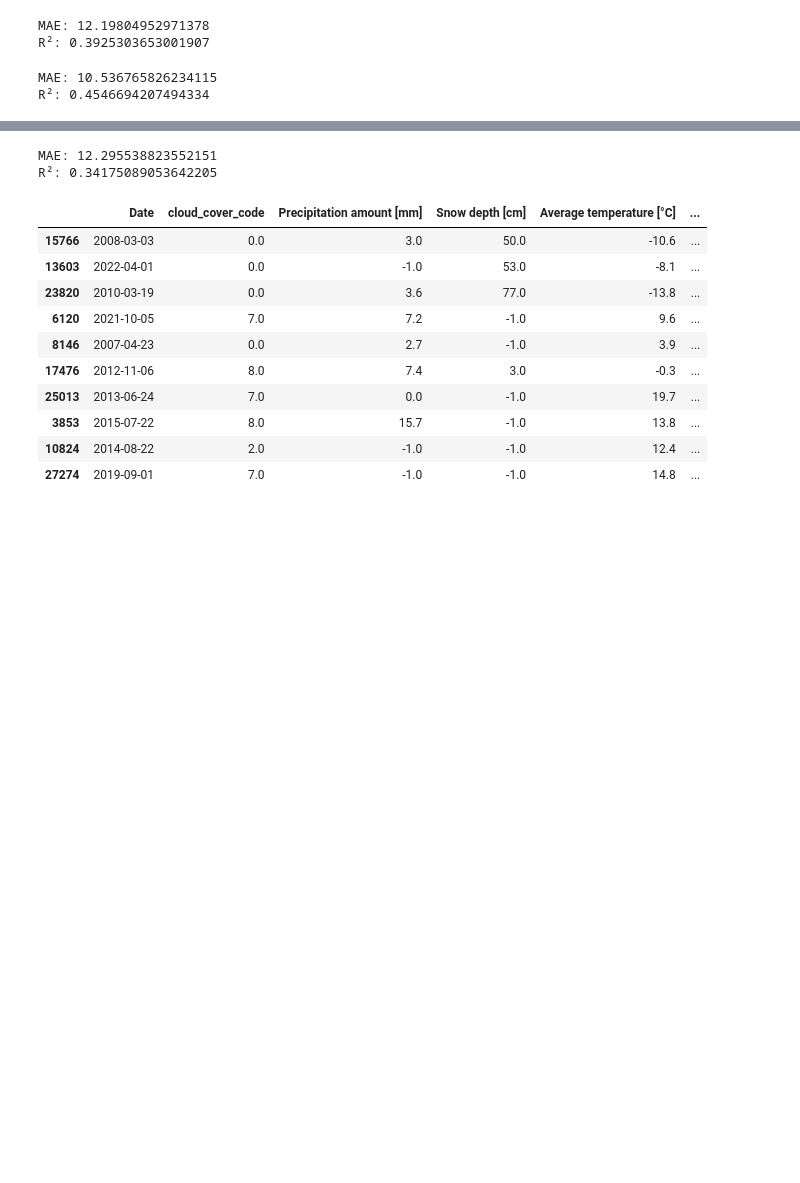
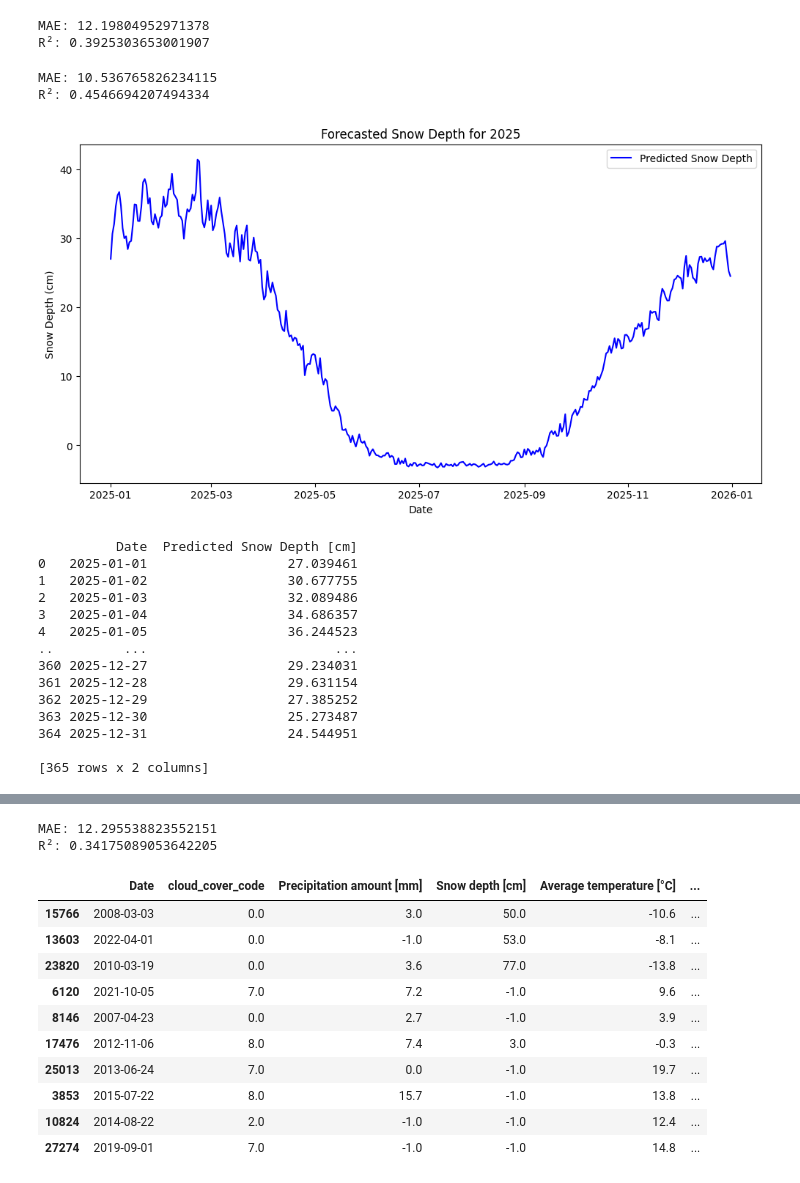
Before and after one commit to ZetaGroup1/WeatherMachine, a Jupyter notebook: Final_data_scripts/Archive/training_model - testing_mess.ipynb, the cells around one changed output, grey strips where cells are left out. Saved outputs shown, nothing was run; the diff lists cells and outputs as text; code cells hidden in the pictures; blank space fills up the shorter version.

Commit message:
Some forecastings

```diff
--- a/Final_data_scripts/Archive/training_model - testing_mess.ipynb
+++ b/Final_data_scripts/Archive/training_model - testing_mess.ipynb
@@ -119,3 +119,53 @@ print(f"R²: {r2}")
 # %% [output]
 MAE: 10.536765826234115
 R²: 0.4546694207494334
+# %%
+import matplotlib.pyplot as plt
+
+
+df_train["Date"] = pd.to_datetime(df_train["Date"])
+future_dates = pd.date_range(start="2025-01-01", periods=365, freq="D")
+
+# Estimate seasonal variations using past data
+seasonal_means = df_train.groupby(df_train["Date"].dt.dayofyear)[features].mean().reset_index(drop=True)
+
+# Ensure future_X has exactly 365 rows by repeating seasonal means if needed
+if len(seasonal_means) < 365:
+    seasonal_means = seasonal_means.reindex(range(365), method="nearest")
+
+# Create future feature set
+future_X = pd.DataFrame(seasonal_means.iloc[:365].values, columns=features)
+
+# Predict future snow depth
+future_snow_depth = model.predict(future_X)
+
+# Create DataFrame with predictions
+future_df = pd.DataFrame({"Date": future_dates, "Predicted Snow Depth [cm]": future_snow_depth})
+
+# Plot the forecast
+plt.figure(figsize=(12, 6))
+plt.plot(future_df["Date"], future_df["Predicted Snow Depth [cm]"], label="Predicted Snow Depth", color="blue")
+plt.xlabel("Date")
+plt.ylabel("Snow Depth (cm)")
+plt.title("Forecasted Snow Depth for 2025")
+plt.legend()
+plt.show()
+
+# Display the forecasted DataFrame
+print(future_df)
+# %% [output]
+[figure, added]
+          Date  Predicted Snow Depth [cm]
+0   2025-01-01                  27.039461
+1   2025-01-02                  30.677755
+2   2025-01-03                  32.089486
+3   2025-01-04                  34.686357
+4   2025-01-05                  36.244523
+..         ...                        ...
+360 2025-12-27                  29.234031
+361 2025-12-28                  29.631154
+362 2025-12-29                  27.385252
+363 2025-12-30                  25.273487
+364 2025-12-31                  24.544951
+
+[365 rows x 2 columns]
```
Also changed, not shown: parts of 1 cell of this notebook.
